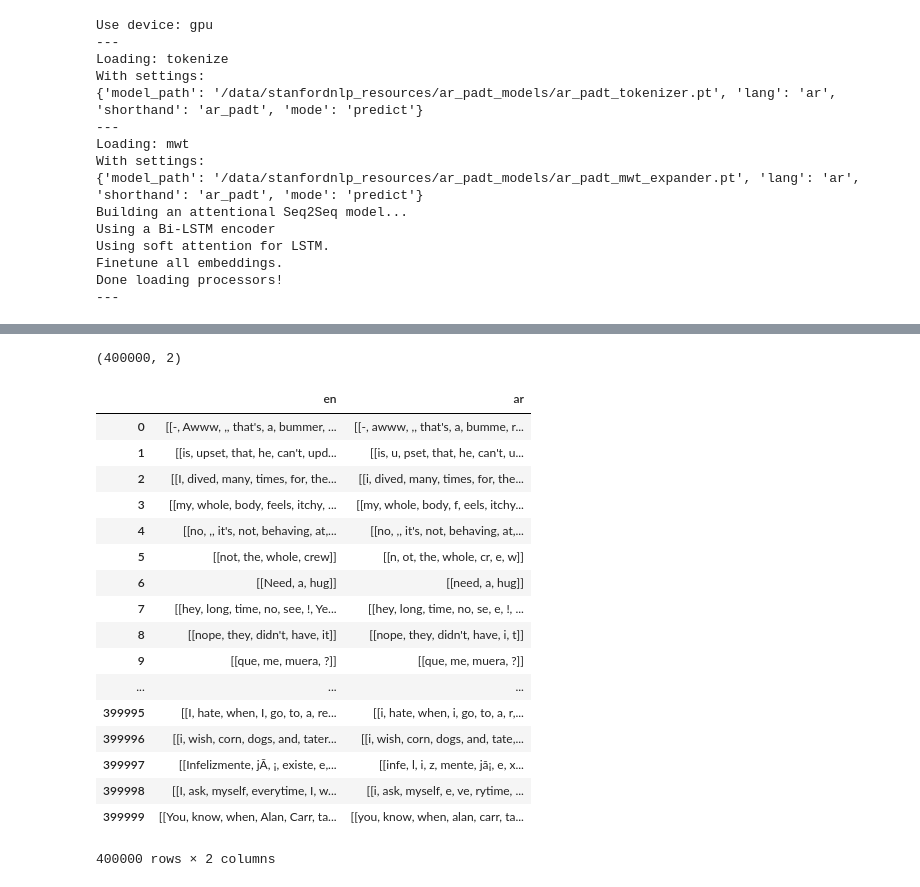
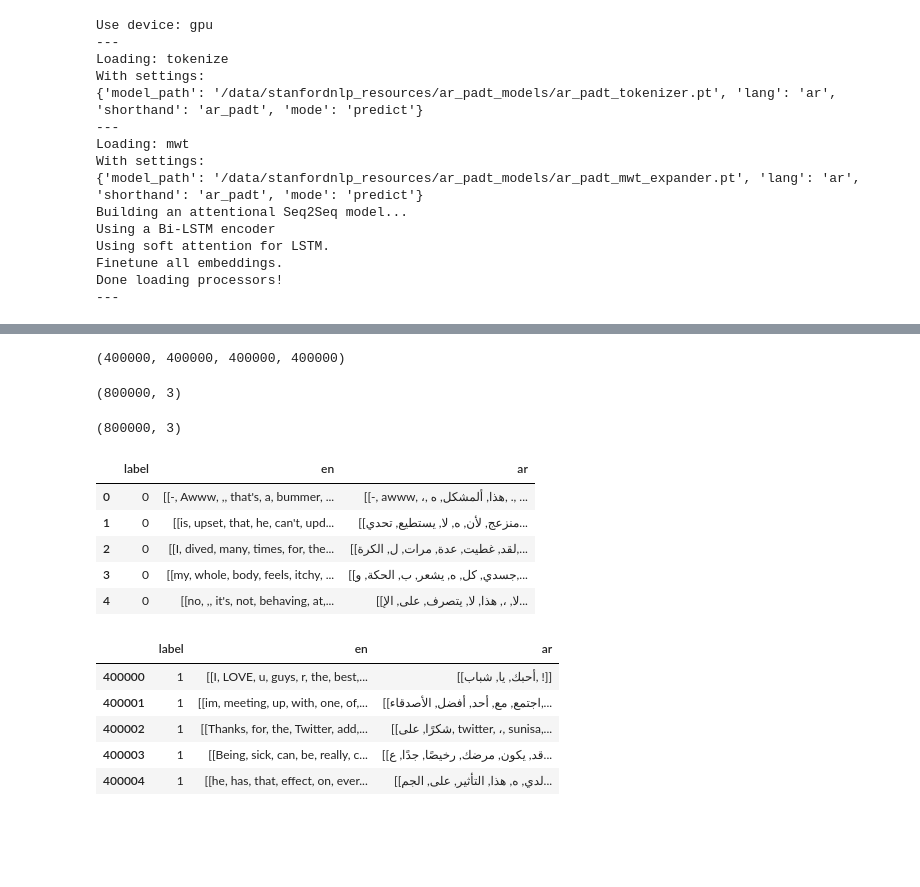
Before and after one commit to hiropppe/ELSA, a Jupyter notebook: dataset/sentiment140/translation.ipynb, the cells around one changed output, grey strips where cells are left out. Saved outputs shown, nothing was run; the diff lists cells and outputs as text; code cells hidden in the pictures; blank space fills up the shorter version.

```diff
--- a/dataset/sentiment140/translation.ipynb
+++ b/dataset/sentiment140/translation.ipynb
@@ -216,8 +204,8 @@ def tokenize(texts, tokenizer):
             tokenized_texts.append(None)
     return tokenized_texts
 # %%
-en_tokenizer = get_default_tokenizer("en")
-ar_tokenizer = get_default_tokenizer("ar")
+en_tokenizer = wg.get_default_tokenizer("en")
+ar_tokenizer = wg.get_default_tokenizer("ar")
 # %% [output]
 Use device: gpu
 ---
@@ -249,26 +235,30 @@ en_ar_df = pd.DataFrame({"en": tokenized_neg, "ar": tokenized_neg_ar})
-# %%
-en_ar_df.dropna(inplace=True)
-en_ar_df.shape
-# %% [output]
-(400000, 2)
-# %%
-en_ar_df
-# %% [output]
-|  | en | ar |
-| 0 | [[-, Awww, ,, that's, a, bummer, ... | [[-, awww, ,, that's, a, bumme, r... |
-| 1 | [[is, upset, that, he, can't, upd... | [[is, u, pset, that, he, can't, u... |
-| 2 | [[I, dived, many, times, for, the... | [[i, dived, many, times, for, the... |
-| 3 | [[my, whole, body, feels, itchy, ... | [[my, whole, body, f, eels, itchy... |
-| 4 | [[no, ,, it's, not, behaving, at,... | [[no, ,, it's, not, behaving, at,... |
-| 5 | [[not, the, whole, crew]] | [[n, ot, the, whole, cr, e, w]] |
-| 6 | [[Need, a, hug]] | [[need, a, hug]] |
-| 7 | [[hey, long, time, no, see, !, Ye... | [[hey, long, time, no, se, e, !, ... |
-| 8 | [[nope, they, didn't, have, it]] | [[nope, they, didn't, have, i, t]] |
-| 9 | [[que, me, muera, ?]] | [[que, me, muera, ?]] |
-| ... | ... | ... |
-| 399995 | [[I, hate, when, I, go, to, a, re... | [[i, hate, when, i, go, to, a, r,... |
-| 399996 | [[i, wish, corn, dogs, and, tater... | [[i, wish, corn, dogs, and, tate,... |
-| 399997 | [[Infelizmente, jÃ, ¡, existe, e,... | [[infe, l, i, z, mente, jã¡, e, x... |
-| 399998 | [[I, ask, myself, everytime, I, w... | [[i, ask, myself, e, ve, rytime, ... |
-| 399999 | [[You, know, when, Alan, Carr, ta... | [[you, know, when, alan, carr, ta... |
-400000 rows × 2 columns
+# %%
+len(tokenized_neg_text_en), len(tokenized_neg_text_ar), len(tokenized_pos_text_en), len(tokenized_pos_text_ar)
+# %% [output]
+(400000, 400000, 400000, 400000)
+# %%
+label = [0] * len(tokenized_neg_text_en) + [1] * len(tokenized_neg_text_ar)
+en = tokenized_neg_text_en + tokenized_pos_text_en
+ar = tokenized_neg_text_ar + tokenized_pos_text_ar
+
+en_ar_df = pd.DataFrame({"label": label, "en": en, "ar": ar})
+en_ar_df.shape
+en_ar_df.dropna(inplace=True)
+en_ar_df.shape
+en_ar_df[en_ar_df.label == 0].head()
+en_ar_df[en_ar_df.label == 1].head()
+# %% [output]
+(800000, 3)
+(800000, 3)
+|  | label | en | ar |
+| 0 | 0 | [[-, Awww, ,, that's, a, bummer, ... | [[-, awww, ،, هذا, ألمشكل, ه, ., ... |
+| 1 | 0 | [[is, upset, that, he, can't, upd... | [[منزعج, لأن, ه, لا, يستطيع, تحدي... |
+| 2 | 0 | [[I, dived, many, times, for, the... | [[لقد, غطيت, عدة, مرات, ل, الكرة,... |
+| 3 | 0 | [[my, whole, body, feels, itchy, ... | [[جسدي, كل, ه, يشعر, ب, الحكة, و,... |
+| 4 | 0 | [[no, ,, it's, not, behaving, at,... | [[لا, ،, هذا, لا, يتصرف, على, الإ... |
+|  | label | en | ar |
+| 400000 | 1 | [[I, LOVE, u, guys, r, the, best,... | [[أحبك, يا, شباب, !]] |
+| 400001 | 1 | [[im, meeting, up, with, one, of,... | [[اجتمع, مع, أحد, أفضل, الأصدقاء,... |
+| 400002 | 1 | [[Thanks, for, the, Twitter, add,... | [[شكرًا, على, twitter, ،, sunisa,... |
+| 400003 | 1 | [[Being, sick, can, be, really, c... | [[قد, يكون, مرضك, رخيصًا, جدًا, ع... |
+| 400004 | 1 | [[he, has, that, effect, on, ever... | [[لدي, ه, هذا, التأثير, على, الجم... |
```
Also changed, not shown: parts of 6 cells of this notebook, 6 other files.
